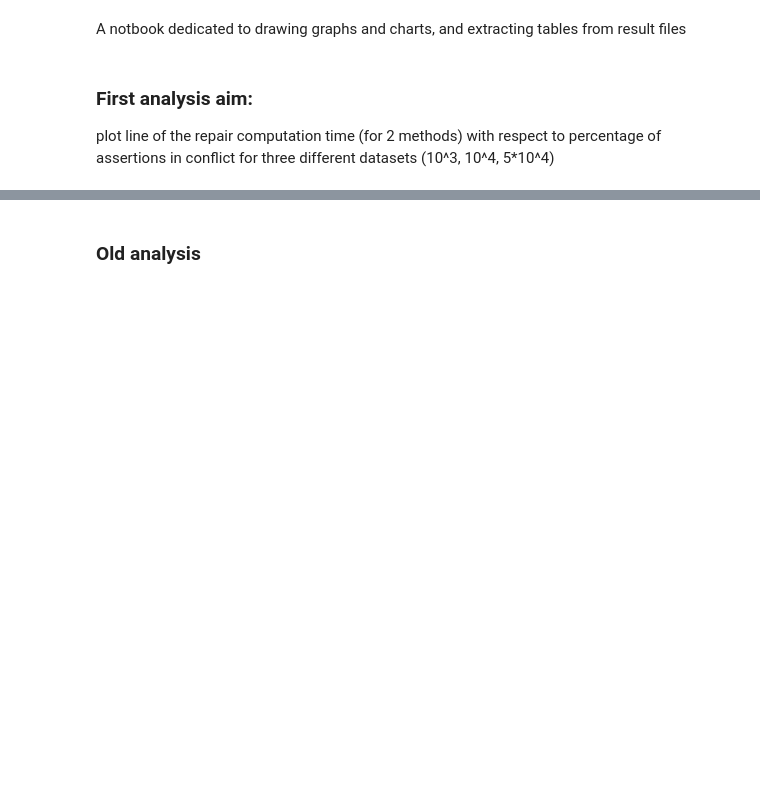
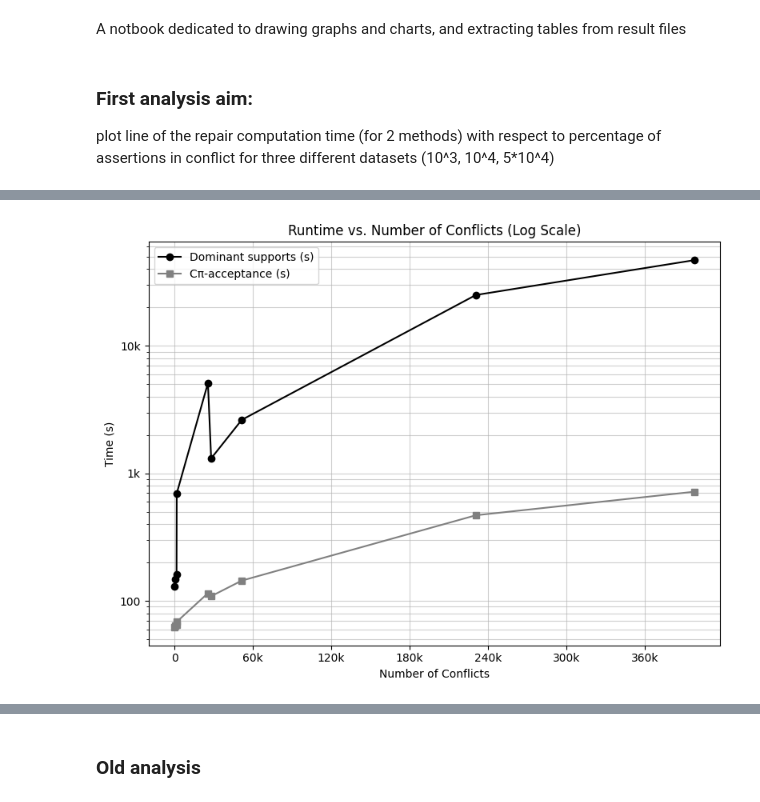
Before and after one commit to ahmedlaouar/py_reasoner, a Jupyter notebook: core/results_stats.ipynb, the cells around one changed output, grey strips where cells are left out. Drawn from its saved outputs; the diff is of its cells as text; code cells hidden in the pictures; blank space fills up the shorter version.

```diff
--- a/core/results_stats.ipynb
+++ b/core/results_stats.ipynb
@@ -144,0 +189,13 @@ plt.show()
+# %%
+result_files = ["../results/ABox_RDF_dbr_repair_experiments.csv"] #"../results/ABox_RDF_type_experiments_larger_repair.csv", "../results/ABox_RDF_type_experiments_smaller_repair.csv"
+# %%
+dfs = []
+
+for result_file in result_files:
+    # Read the CSV file
+    df = pd.read_csv(result_file, sep=",", header=0)
+    # Append to list
+    dfs.append(df)
+
+# Concatenate all DataFrames
+results_df = pd.concat(dfs, ignore_index=True)
@@ -144,0 +229,30 @@ plt.show()
+# %%
+results_df = results_df.sort_values(by='new_method_Conflicts_size')
+
+fig, ax = plt.subplots(figsize=(8, 6))
+
+ax.plot(results_df['new_method_Conflicts_size'], results_df['old_method_Total_time'],
+        marker='o', linestyle='-', label='Dominant supports (s)', color='black')
+
+ax.plot(results_df['new_method_Conflicts_size'], results_df['new_method_Total_time'],
+        marker='s', linestyle='-', label='Cπ-acceptance (s)', color='gray')
+
+ax.set_xlabel('Number of Conflicts')
+ax.set_ylabel('Time (s)')
+
+ax.set_yscale('log')  # log scale
+#ax.yaxis.set_major_locator(plt.MaxNLocator(nbins=6))
+ax.set_title('Runtime vs. Number of Conflicts (Log Scale)')
+ax.grid(True, alpha=0.6, which='both')
+ax.legend()
+
+ax.yaxis.set_major_formatter(FuncFormatter(thousands_formatter))
+ax.xaxis.set_major_formatter(FuncFormatter(thousands_formatter))
+
+ax.xaxis.set_major_locator(plt.MaxNLocator(nbins=8))
+#ax.yaxis.set_major_locator(plt.MaxNLocator(nbins=10))
+
+plt.tight_layout()
+plt.show()
+# %% [output]
+[figure, added]
```
Also changed, not shown: parts of 18 cells of this notebook, 7 other files.
